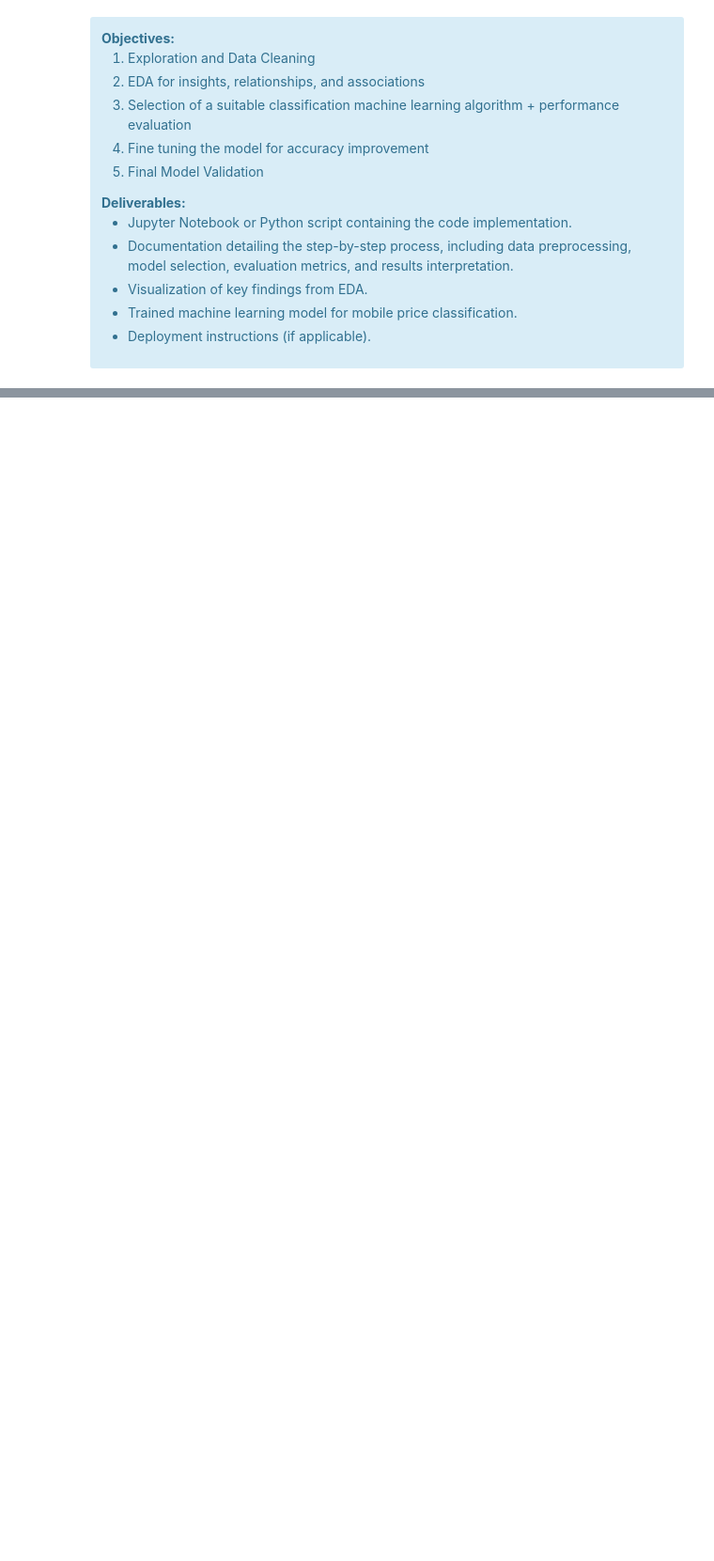
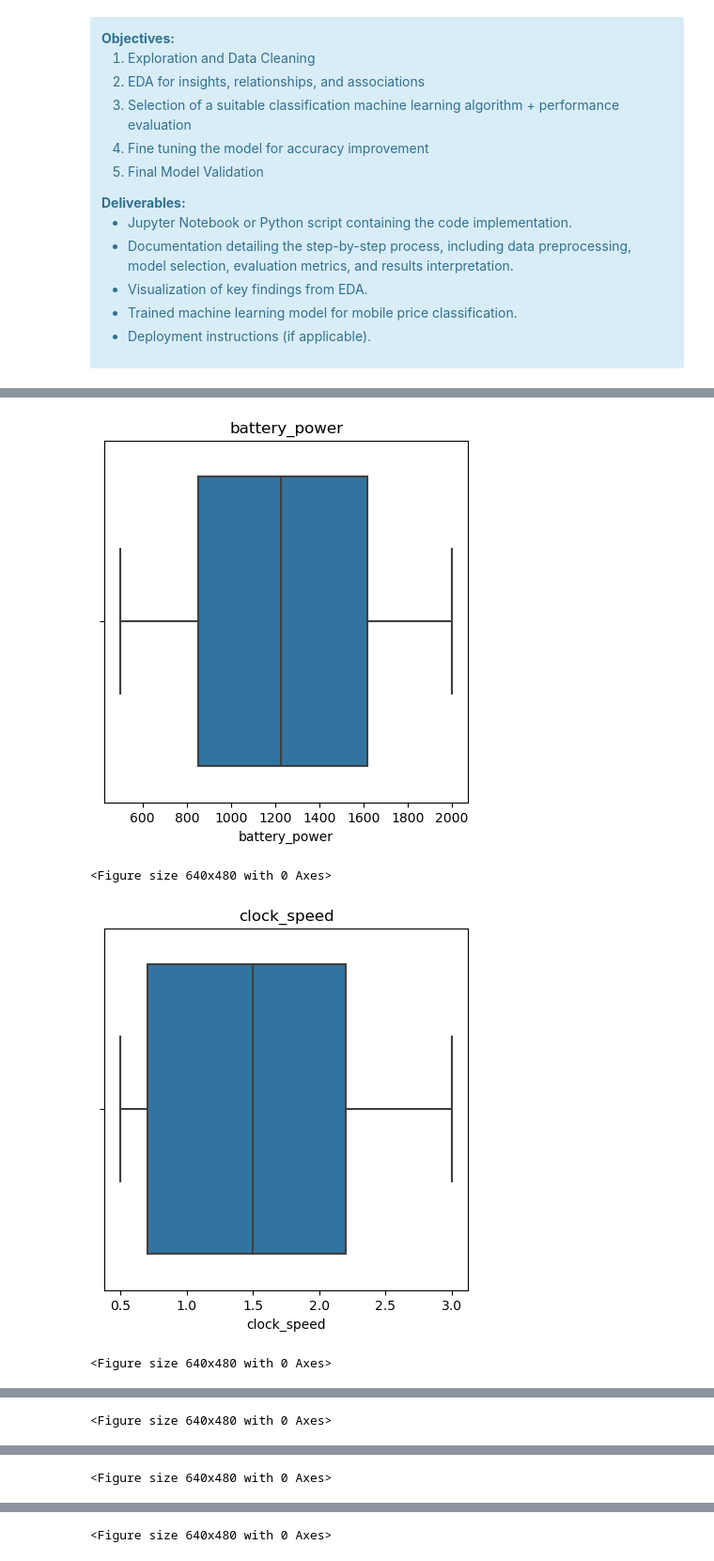
Before and after one commit to YSKAA423/Mobile_price_range_classifier, a Jupyter notebook: Mobile_price_range_classifier.ipynb, the cells around one changed output, grey strips where cells are left out. Shown at 94% size. Cells and saved outputs as stored; diff of their text form; code cells hidden in the pictures; blank space fills up the shorter version.

```diff
--- a/Mobile_price_range_classifier.ipynb
+++ b/Mobile_price_range_classifier.ipynb
@@ -79,0 +86,3 @@ very high cost).
+# %%
+mobiles = pd.read_csv("train.csv")
+mobiles_test_against = pd.read_csv("test.csv")
@@ -79,0 +131,3 @@ very high cost).
+# %%
+mobiles[['blue', 'dual_sim', 'four_g', 'three_g', 'touch_screen', 'wifi', 'price_range']] = mobiles[['blue', 'dual_sim', 'four_g', 'three_g', 'touch_screen', 'wifi', 'price_range']].astype('category')
+mobiles_test_against[['blue', 'dual_sim', 'four_g', 'three_g', 'touch_screen', 'wifi']] = mobiles_test_against[['blue', 'dual_sim', 'four_g', 'three_g', 'touch_screen', 'wifi']].astype('category')
@@ -79,0 +219,2 @@ very high cost).
+# %%
+mobiles.price_range = mobiles.price_range.map({0:'low cost',1:'medium cost',2:'high cost',3:'very hight cost'})
@@ -79,0 +232,16 @@ very high cost).
+# %%
+columns = ['battery_power','clock_speed','fc',
+       'int_memory', 'm_dep', 'mobile_wt', 'n_cores', 'pc', 'px_height',
+       'px_width', 'ram', 'sc_h', 'sc_w', 'talk_time']
+# %%
+for col in columns:
+    plt.figure(figsize = (5,5))
+    sns.boxplot(x = mobiles[col])
+    plt.title(col)
+    plt.show()
+    plt.clf()
+# %% [output]
+[figure, added]
+<Figure size 640x480 with 0 Axes>
+[figure, added]
+<Figure size 640x480 with 0 Axes>
@@ -79,0 +249 @@ very high cost).
+<Figure size 640x480 with 0 Axes>
@@ -79,0 +251 @@ very high cost).
+<Figure size 640x480 with 0 Axes>
@@ -79,0 +253 @@ very high cost).
+<Figure size 640x480 with 0 Axes>
```
Also changed, not shown: parts of 17 cells of this notebook.
